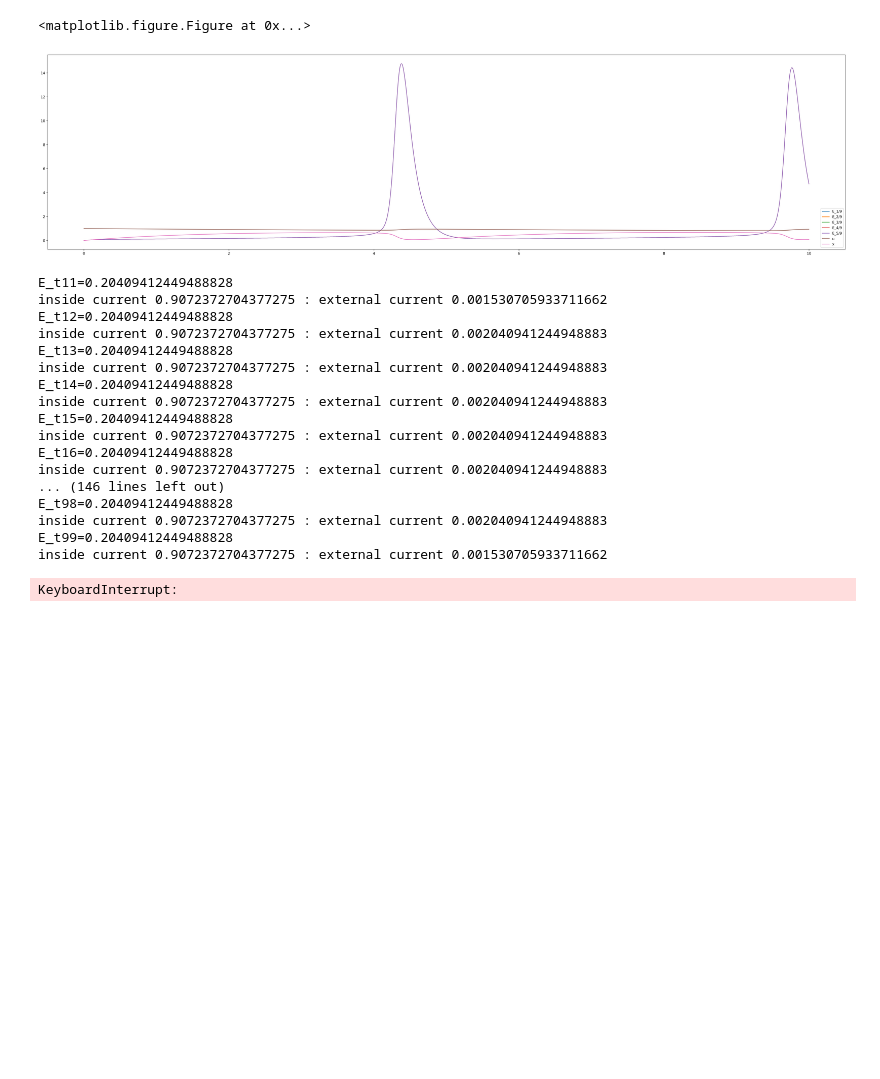
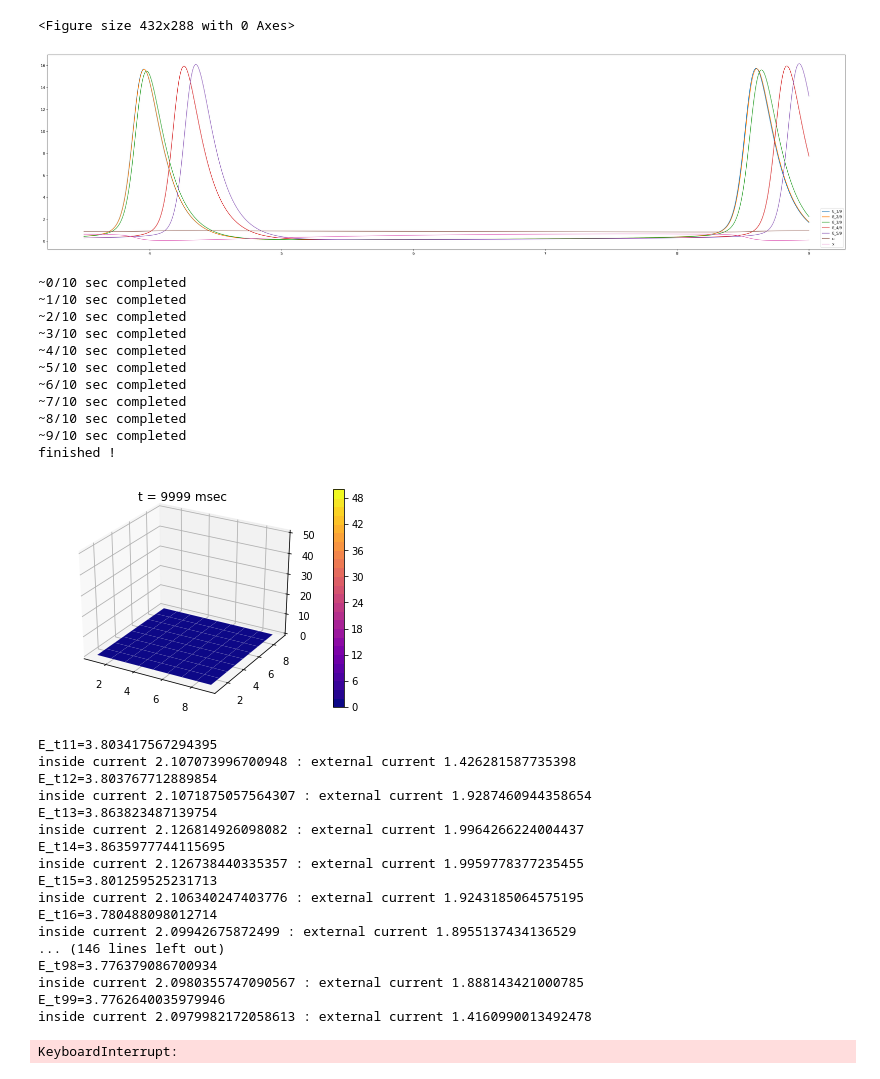
Before and after one commit to alpha-soliton/Dynamics, a Jupyter notebook: WorkingMemory/MEA_model/2d_grid_model_corner_deleted_ux_included_extcurrent/2dgridmodel_cornerdel_ux_in_ext.ipynb, the cells around one changed output. Saved outputs shown, nothing was run; the diff lists cells and outputs as text; code cells hidden in the pictures; blank space fills up the shorter version.

```diff
--- a/WorkingMemory/MEA_model/2d_grid_model_corner_deleted_ux_included_extcurrent/2dgridmodel_cornerdel_ux_in_ext.ipynb
+++ b/WorkingMemory/MEA_model/2d_grid_model_corner_deleted_ux_included_extcurrent/2dgridmodel_cornerdel_ux_in_ext.ipynb
@@ -333,13 +363,28 @@ KeyboardInterrupt:
 # %%
-plot_results(300)
+plot_results(300, 3.5, 9)
 # %% [output]
-<matplotlib.figure.Figure at 0x...>
+<Figure size 432x288 with 0 Axes>
-[figure, old version]
+[figure, new version]
+# %%
+plot_3d_color_surface(10, 0, 'results')
+# %% [output]
+~0/10 sec completed
+~1/10 sec completed
+~2/10 sec completed
+~3/10 sec completed
+~4/10 sec completed
+~5/10 sec completed
+~6/10 sec completed
+~7/10 sec completed
+~8/10 sec completed
+~9/10 sec completed
+finished !
+[figure, added]
 # %%
 # checking ratio inside current : external current
 for i in range(int(T) - 1):
     time[i+1] = i * dt
-    i = int(2.5*(1/dt))
+    i = int(3.8*(1/dt))
     for grid_index_i in range(num_grid):
         for grid_index_j in range(num_grid):
             print("E_t{}{}={}".format(grid_index_i+1, grid_index_j+1, E_t[i, grid_index_i+1,grid_index_j+1]))
@@ -352,23 +397,23 @@ for i in range(int(T) - 1):
                                 ))
     key = input("progress")
 # %% [output]
-E_t11=0.20409412449488828
-inside current 0.9072372704377275 : external current 0.001530705933711662
-E_t12=0.20409412449488828
-inside current 0.9072372704377275 : external current 0.002040941244948883
-E_t13=0.20409412449488828
-inside current 0.9072372704377275 : external current 0.002040941244948883
-E_t14=0.20409412449488828
-inside current 0.9072372704377275 : external current 0.002040941244948883
-E_t15=0.20409412449488828
-inside current 0.9072372704377275 : external current 0.002040941244948883
-E_t16=0.20409412449488828
-inside current 0.9072372704377275 : external current 0.002040941244948883
+E_t11=3.803417567294395
+inside current 2.107073996700948 : external current 1.426281587735398
+E_t12=3.803767712889854
+inside current 2.1071875057564307 : external current 1.9287460944358654
+E_t13=3.863823487139754
+inside current 2.126814926098082 : external current 1.9964266224004437
+E_t14=3.8635977744115695
+inside current 2.126738440335357 : external current 1.9959778377235455
+E_t15=3.801259525231713
+inside current 2.106340247403776 : external current 1.9243185064575195
+E_t16=3.780488098012714
+inside current 2.09942675872499 : external current 1.8955137434136529
 ... (146 lines left out)
-E_t98=0.20409412449488828
-inside current 0.9072372704377275 : external current 0.002040941244948883
-E_t99=0.20409412449488828
-inside current 0.9072372704377275 : external current 0.001530705933711662
+E_t98=3.776379086700934
+inside current 2.0980355747090567 : external current 1.888143421000785
+E_t99=3.7762640035979946
+inside current 2.0979982172058613 : external current 1.4160990013492478
 KeyboardInterrupt:
 # %%
 # param
```
Also changed, not shown: parts of 12 cells of this notebook, 4 other files.
